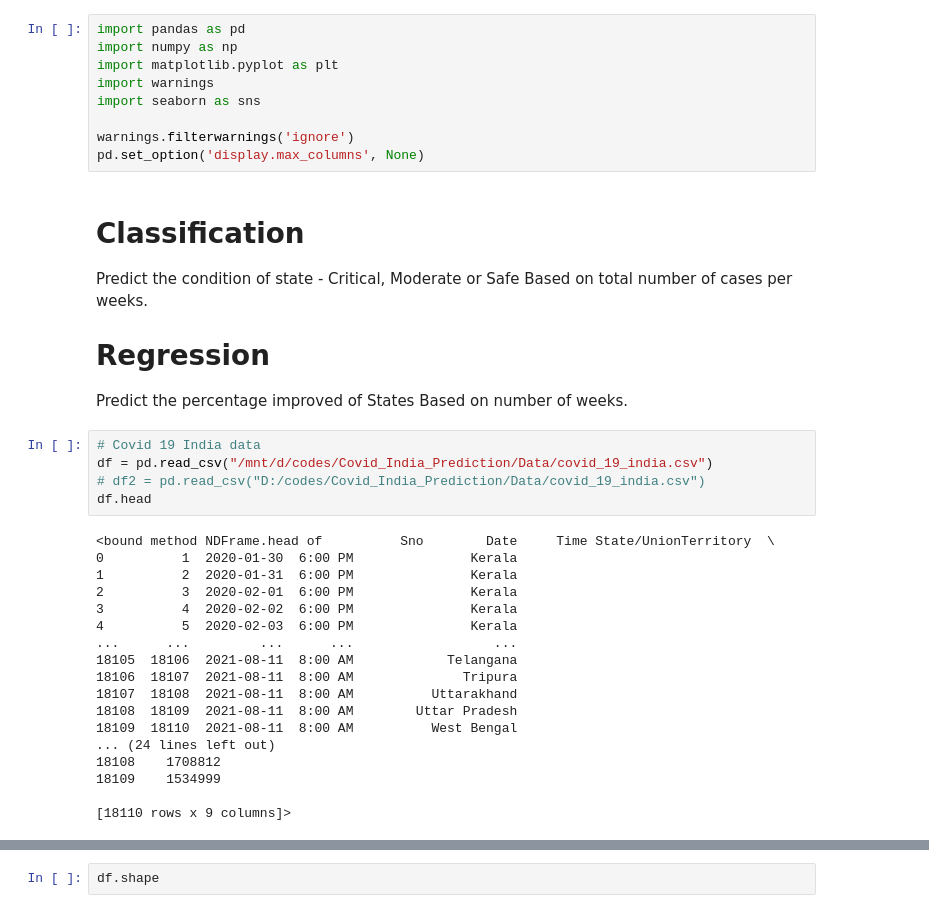
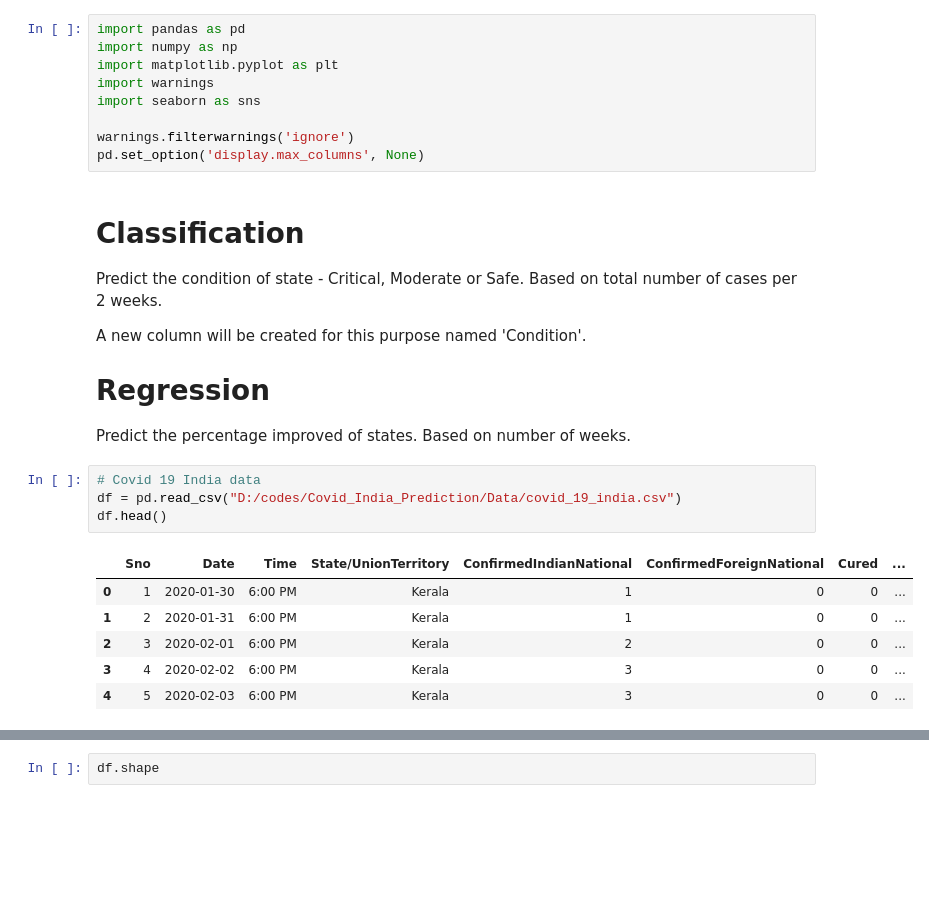
Before and after one commit to harshvardhanguleria/Covid_India_Prediction, a Jupyter notebook: Code/Covid_India_Prediction.ipynb, the cells around one changed output, grey strips where cells are left out. Drawn from its saved outputs; the diff is of its cells as text; blank space fills up the shorter version.

```diff
--- a/Code/Covid_India_Prediction.ipynb
+++ b/Code/Covid_India_Prediction.ipynb
@@ -9,33 +9,23 @@ warnings.filterwarnings('ignore')
 pd.set_option('display.max_columns', None)
 # %% [markdown]
 # Classification
-Predict the condition of state - Critical, Moderate or Safe
-Based on total number of cases per weeks.
+Predict the condition of state - Critical, Moderate or Safe.
+Based on total number of cases per 2 weeks.
+
+A new column will be created for this purpose named 'Condition'.
 # Regression
-Predict the percentage improved of States
+Predict the percentage improved of states.
 Based on number of weeks.
 # %%
 # Covid 19 India data
-df = pd.read_csv("/mnt/d/codes/Covid_India_Prediction/Data/covid_19_india.csv")
-# df2 = pd.read_csv("D:/codes/Covid_India_Prediction/Data/covid_19_india.csv")
-df.head
+df = pd.read_csv("D:/codes/Covid_India_Prediction/Data/covid_19_india.csv")
+df.head()
 # %% [output]
-<bound method NDFrame.head of          Sno        Date     Time State/UnionTerritory  \
-0          1  2020-01-30  6:00 PM               Kerala
-1          2  2020-01-31  6:00 PM               Kerala
-2          3  2020-02-01  6:00 PM               Kerala
-3          4  2020-02-02  6:00 PM               Kerala
-4          5  2020-02-03  6:00 PM               Kerala
-...      ...         ...      ...                  ...
-18105  18106  2021-08-11  8:00 AM            Telangana
-18106  18107  2021-08-11  8:00 AM              Tripura
-18107  18108  2021-08-11  8:00 AM          Uttarakhand
-18108  18109  2021-08-11  8:00 AM        Uttar Pradesh
-18109  18110  2021-08-11  8:00 AM          West Bengal
-... (24 lines left out)
-18108    1708812
-18109    1534999
-
-[18110 rows x 9 columns]>
+|  | Sno | Date | Time | State/UnionTerritory | ConfirmedIndianNational | ConfirmedForeignNational | Cured | ... |
+| 0 | 1 | 2020-01-30 | 6:00 PM | Kerala | 1 | 0 | 0 | ... |
+| 1 | 2 | 2020-01-31 | 6:00 PM | Kerala | 1 | 0 | 0 | ... |
+| 2 | 3 | 2020-02-01 | 6:00 PM | Kerala | 2 | 0 | 0 | ... |
+| 3 | 4 | 2020-02-02 | 6:00 PM | Kerala | 3 | 0 | 0 | ... |
+| 4 | 5 | 2020-02-03 | 6:00 PM | Kerala | 3 | 0 | 0 | ... |
 # %%
 # Statewise Testing Details data
```
Also changed, not shown: parts of 10 cells of this notebook.
